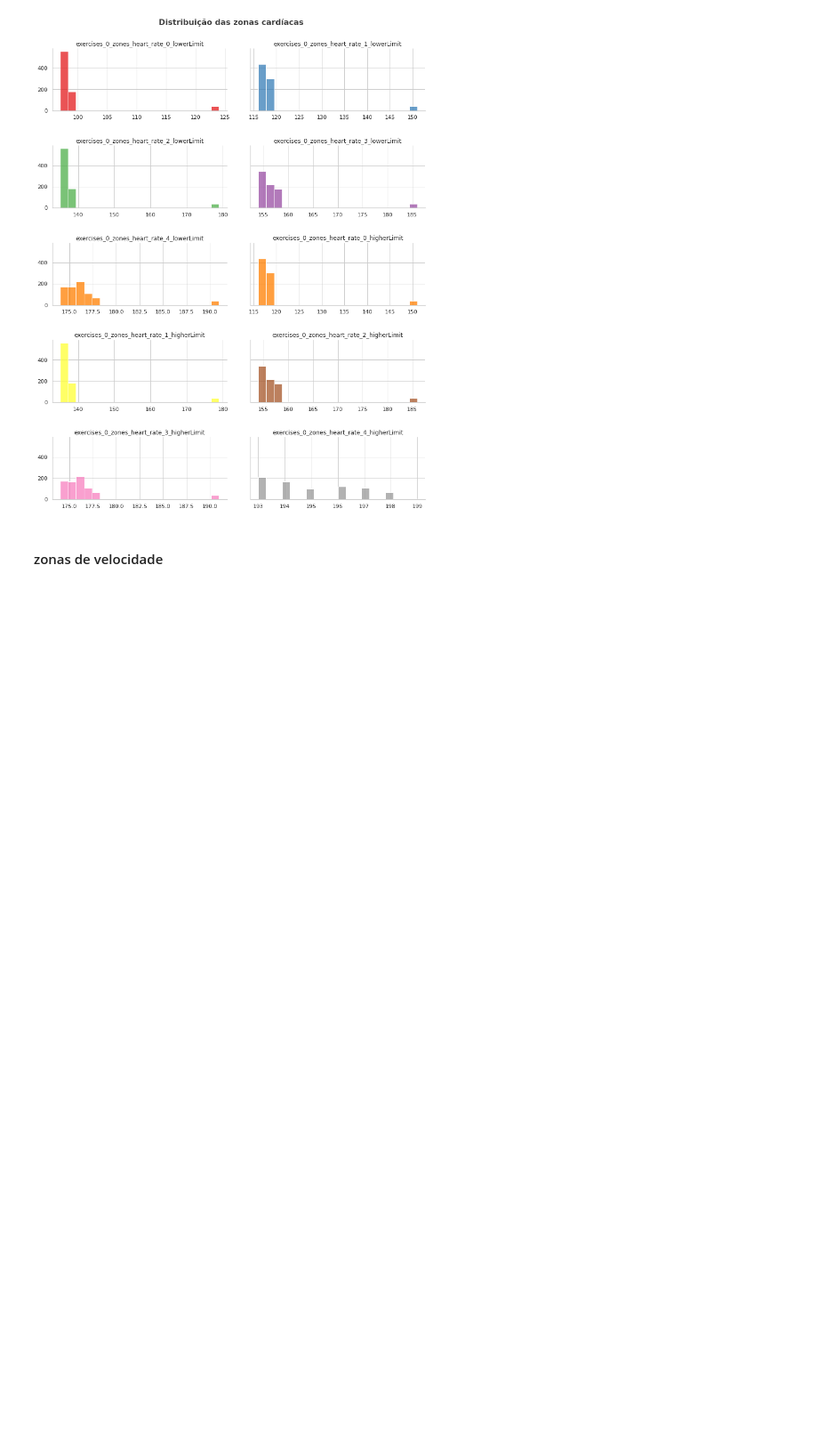
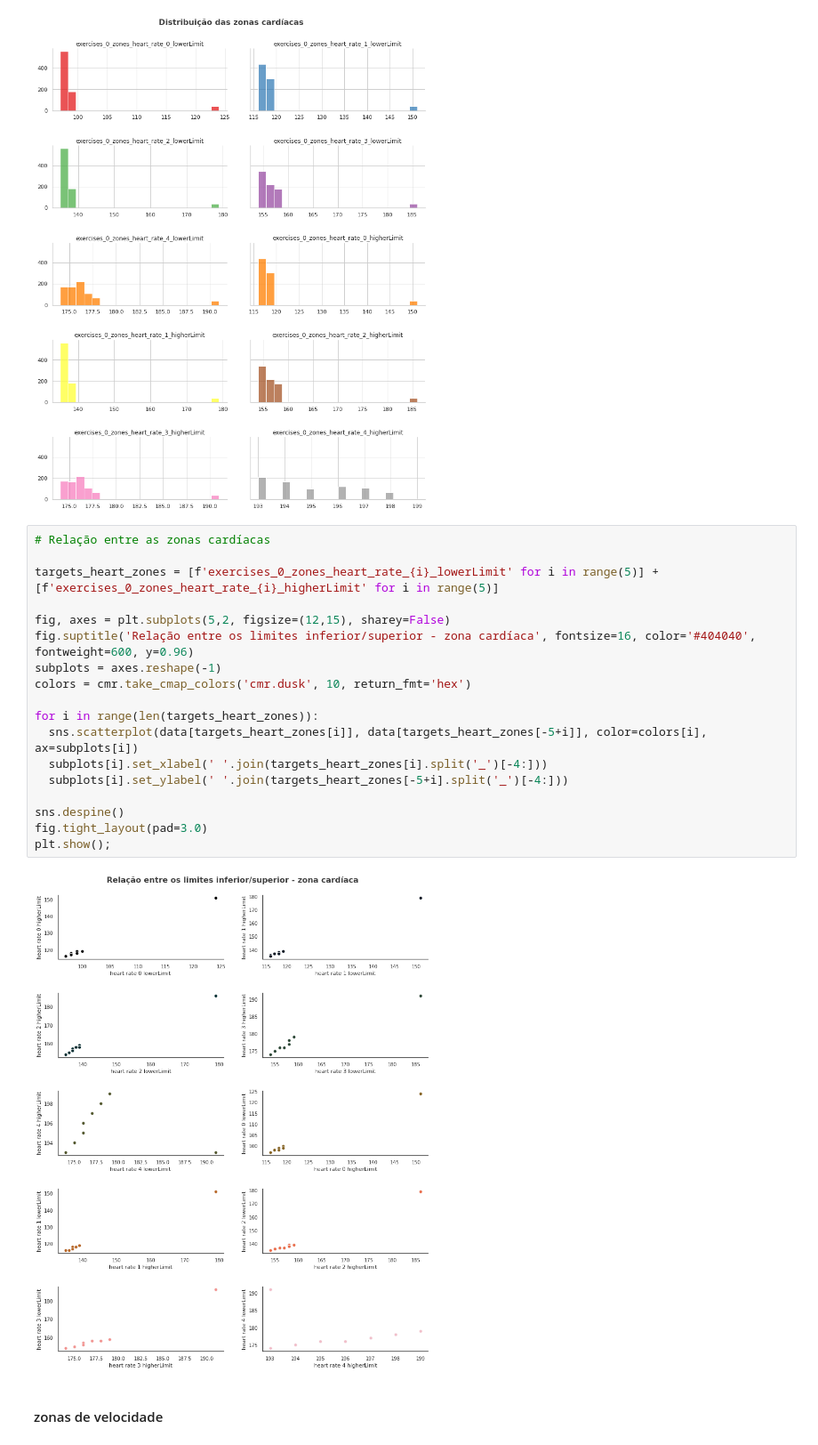
Before and after one commit to halisson-gomides/hacktathon-iesb-2022, a Jupyter notebook: EDA_hackathonIESB_2022.ipynb, the cells around one changed output. Shown at 89% size. Saved outputs shown, nothing was run; the diff lists cells and outputs as text; blank space fills up the shorter version.

```diff
--- a/EDA_hackathonIESB_2022.ipynb
+++ b/EDA_hackathonIESB_2022.ipynb
@@ -321,6 +323,26 @@ fig.tight_layout(pad=3.0)
 plt.show();
 # %% [output]
 [figure]
+# %%
+# Relação entre as zonas cardíacas
+
+targets_heart_zones = [f'exercises_0_zones_heart_rate_{i}_lowerLimit' for i in range(5)] + [f'exercises_0_zones_heart_rate_{i}_higherLimit' for i in range(5)]
+
+fig, axes = plt.subplots(5,2, figsize=(12,15), sharey=False)
+fig.suptitle('Relação entre os limites inferior/superior - zona cardíaca', fontsize=16, color='#404040', fontweight=600, y=0.96)
+subplots = axes.reshape(-1)
+colors = cmr.take_cmap_colors('cmr.dusk', 10, return_fmt='hex')
+
+for i in range(len(targets_heart_zones)):
+  sns.scatterplot(data[targets_heart_zones[i]], data[targets_heart_zones[-5+i]], color=colors[i], ax=subplots[i])
+  subplots[i].set_xlabel(' '.join(targets_heart_zones[i].split('_')[-4:]))
+  subplots[i].set_ylabel(' '.join(targets_heart_zones[-5+i].split('_')[-4:]))
+
+sns.despine()
+fig.tight_layout(pad=3.0)
+plt.show();
+# %% [output]
+[figure, added]
 # %% [markdown]
 #### zonas de velocidade
 # %%
```
Also changed, not shown: parts of 22 cells of this notebook.
